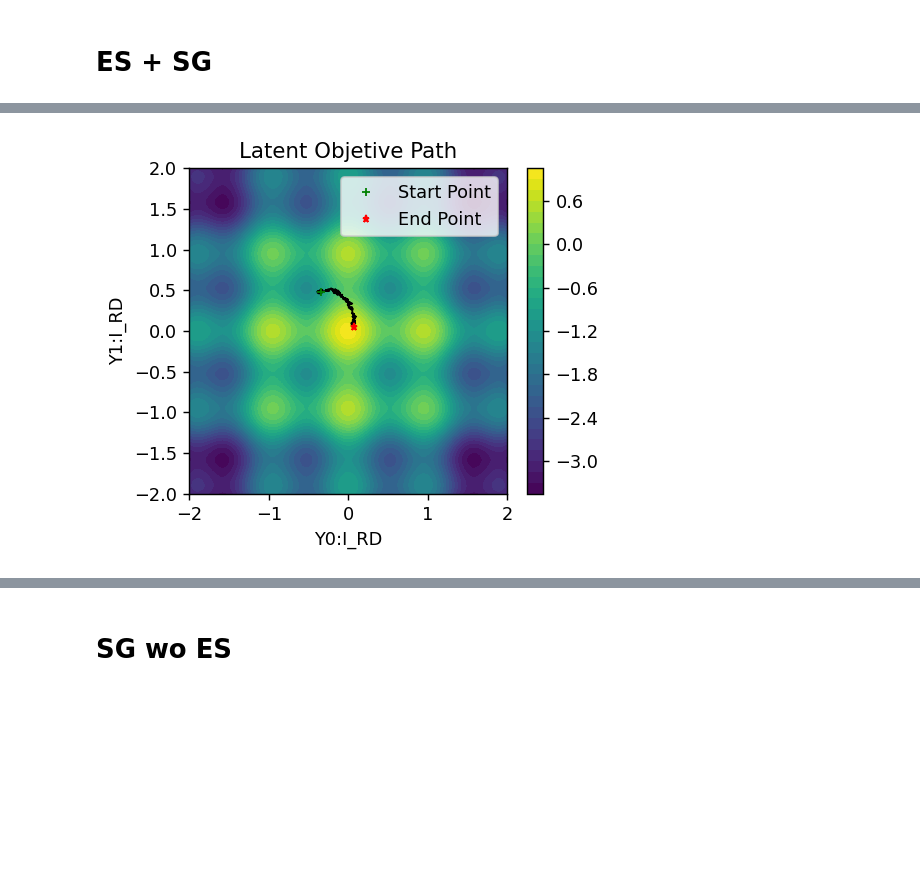
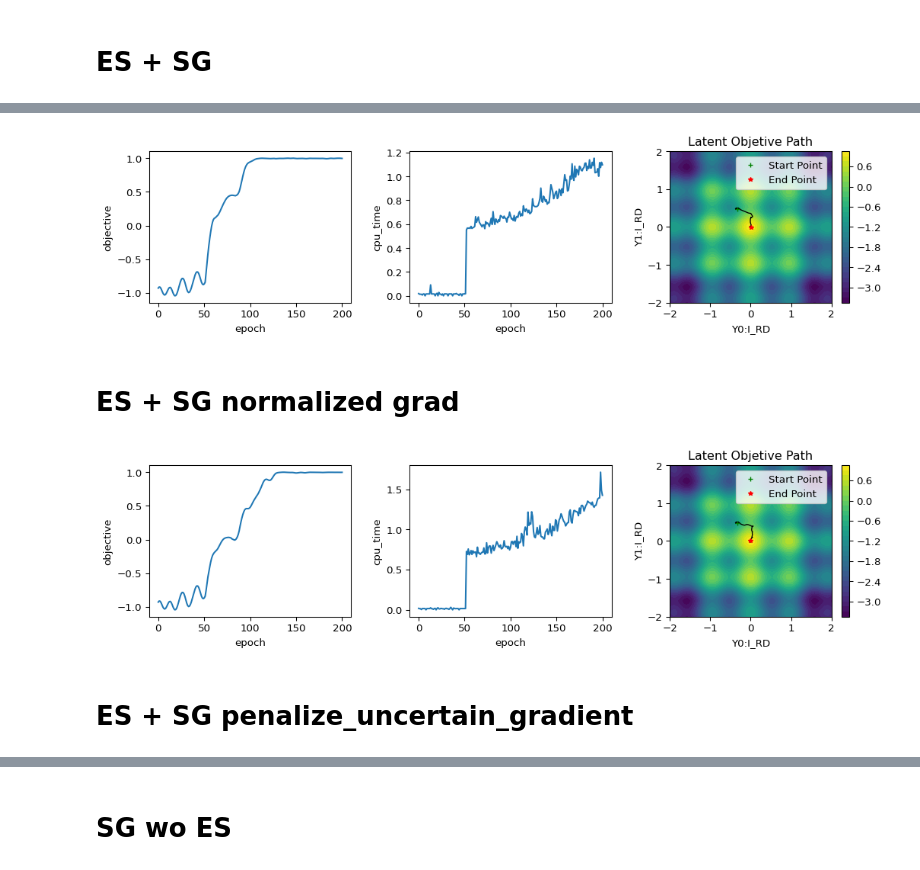
Before and after one commit to kilean20/savo, a Jupyter notebook: example/[savo][50D][SingleTaskGP]rastrigin2Dlatent.ipynb, the cells around one changed output, grey strips where cells are left out. Saved outputs shown, nothing was run; the diff lists cells and outputs as text; code cells hidden in the pictures; blank space fills up the shorter version.

```diff
--- a/example/[savo][50D][SingleTaskGP]rastrigin2Dlatent.ipynb
+++ b/example/[savo][50D][SingleTaskGP]rastrigin2Dlatent.ipynb
@@ -26,8 +24,9 @@ Failed to import 'epics'
 Failed to import 'phantasy'
 # %%
 ndim = 50
-budget = 300
-ninit = 25  # number of initial ES steps to collect data for surrogate model training
+budget = 200
+model_train_budget = 200
+ninit = ndim  # number of initial ES steps to collect data for surrogate model training
 noise = 1e-3
 max_dx = 2e-2
 lr = 1
@@ -78,12 +77,11 @@ grid = np.linspace(-2,2,128)
 x1,x2 = np.meshgrid(grid,grid)
 xgrid = np.vstack((x1.flatten(), x2.flatten())).T
 ygrid = rastrigin(xgrid,noise=0)
-def plot_contour(figsize=(4,3.3),dpi=128):
-    fig,ax = plt.subplots(figsize=figsize,dpi=dpi)
+def plot_contour(fig,ax):
     cs = ax.tricontourf(xgrid[:,0],xgrid[:,1],ygrid,levels=32)
     fig.colorbar(cs,ax=ax)
-    return fig,ax
-fig,ax = plot_contour(dpi=32)
+fig,ax = plt.subplots(figsize=(4,3.3),dpi=32)
+plot_contour(fig,ax)
 # %% [output]
 [figure]
 # %%
@@ -144,11 +143,10 @@ plt.show()
 df,ramp = evaluator._set_and_read(control_init)
 evaluator.clear_history()
 optimizer = adam()
-sv = savo(control_CSETs, control_RDs, control_min, control_max, control_maxstep, objective_PVs, composite_objective_name, evaluator, optimizer=optimizer,
-         obj_func_noise=0.1)
+sv = savo(control_CSETs, control_RDs, control_min, control_max, control_maxstep, objective_PVs, composite_objective_name, evaluator,
+          model_train_budget = model_train_budget, optimizer=optimizer)
 for i in range(ninit):
     sv.step(lr=0,lrES=1)
 for i in range(budget-ninit):
     sv.step(lr=lr,lrES=1)
-history = evaluator.get_history()['mean']
 # %%
@@ -181,9 +158,9 @@ plt.show()
 # %%
 df,ramp = evaluator._set_and_read(control_init)
 evaluator.clear_history()
-sv = savo(control_CSETs, control_RDs, control_min, control_max, control_maxstep, objective_PVs, composite_objective_name, evaluator)
+sv = savo(control_CSETs, control_RDs, control_min, control_max, control_maxstep, objective_PVs, composite_objective_name, evaluator,
+          model_train_budget = model_train_budget)
 for i in range(ninit):
     sv.step(lr=0,lrES=1)
 for i in range(budget-ninit):
     sv.step(lr=lr,lrES=1)
-history = evaluator.get_history()['mean']
@@ -199,16 +167,6 @@ ax.set_ylabel('objective');
 # %%
-fig, ax = plot_contour()
-ax.plot(history['Y0:I_RD'],history['Y1:I_RD'],'k',lw=1)
-start_x = history['Y0:I_RD'][0]
-start_y = history['Y1:I_RD'][0]
-end_x = history['Y0:I_RD'][-1]
-end_y = history['Y1:I_RD'][-1]
-ax.plot(start_x, start_y, 'g+', markersize=4, label='Start Point') # 'go' for green circle
-ax.plot(end_x, end_y, 'r*', markersize=4, label='End Point') # 'rs' for red square
-ax.set_xlabel('Y0:I_RD')
-ax.set_ylabel('Y1:I_RD')
-ax.set_title('Latent Objetive Path')
-ax.legend() # Show the labels
-plt.show()
+plot_hist(sv.history,sv.evaluator.get_history()['mean'])
 # %% [output]
-[figure, old version]
+[figure, new version]
+# %% [markdown]
+# ES + SG normalized grad
@@ -214,0 +182,6 @@ plt.show()
+# %%
+plot_hist(sv.history,sv.evaluator.get_history()['mean'])
+# %% [output]
+[figure, added]
+# %% [markdown]
+# ES + SG penalize_uncertain_gradient
```
Also changed, not shown: parts of 21 cells of this notebook, 31 other files.
